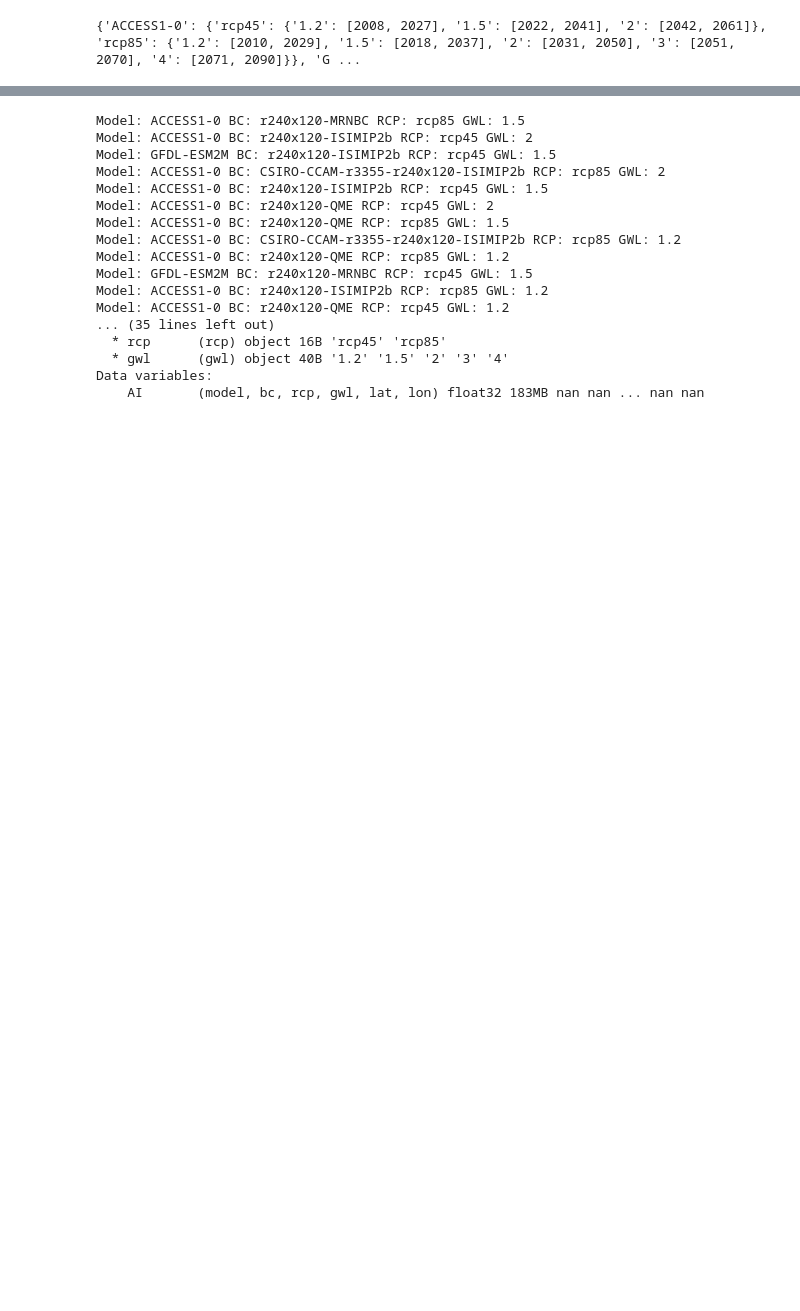
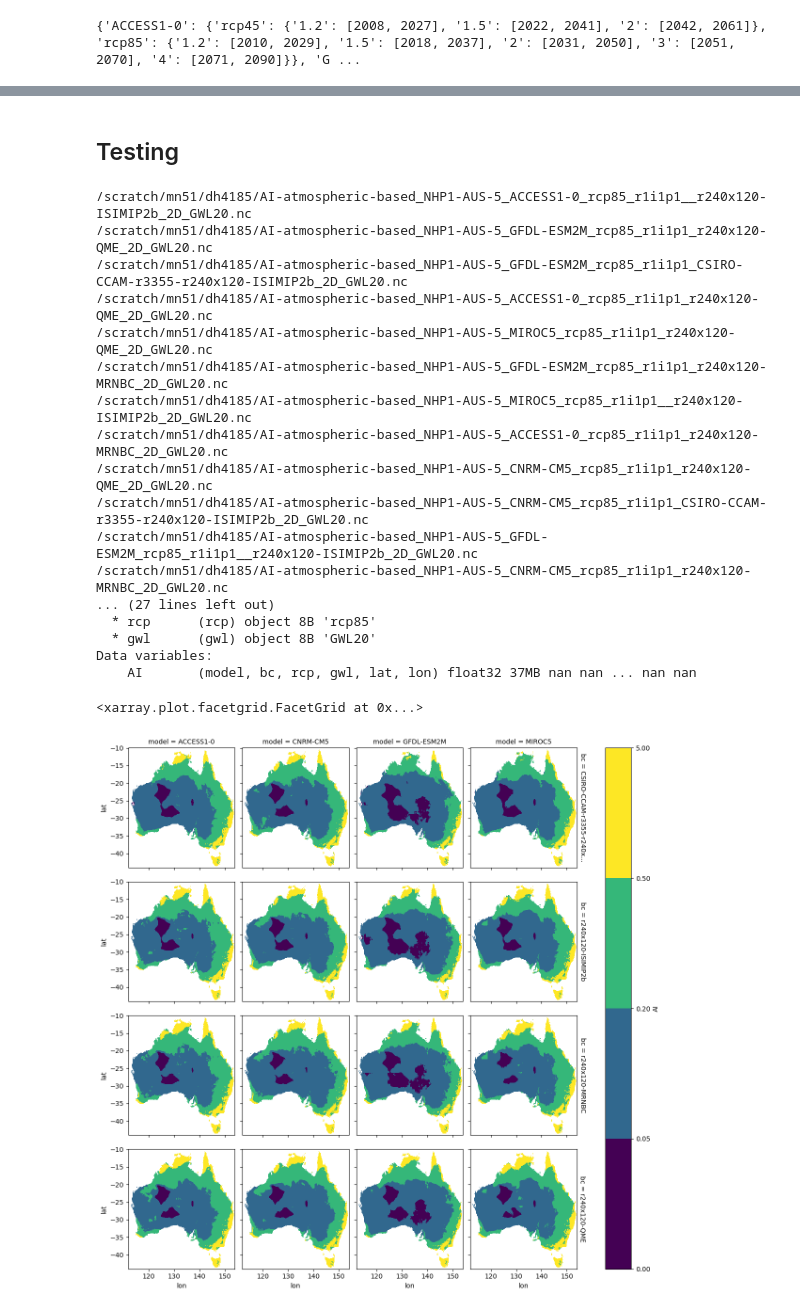
Before and after one commit to AusClimateService/hazards-drought, a Jupyter notebook: ACS_aridity_AWRA-L.ipynb, the cells around one changed output, grey strips where cells are left out. Cells and saved outputs as stored; diff of their text form; code cells hidden in the pictures; blank space fills up the shorter version.

```diff
--- a/ACS_aridity_AWRA-L.ipynb
+++ b/ACS_aridity_AWRA-L.ipynb
@@ -44,6 +44,6 @@ enc = {"AI": {
         }
       }
 
-client = Client(n_workers=20, threads_per_worker=1, local_directory = tempfile.mkdtemp(), memory_limit = "63000mb")
+client = Client(n_workers=8, threads_per_worker=1, local_directory = tempfile.mkdtemp(), memory_limit = "63000mb")
 client
 # %% [output]
@@ -111,13 +53,15 @@ new dependencies: set()
 # %%
 def calc_AI(pr_file,e0_file,syear,eyear):
     # Open data since it's a single file and resample annually
-    da_e0 = xr.open_mfdataset(infile_e0).resample(time='YE').sum('time')
-    da_pr  = xr.open_mfdataset(infile_pr).resample(time='YE').sum('time')
+    da_e0_raw = xr.open_mfdataset(infile_e0)['e0']
+    da_e0 = da_e0_raw.resample(time='YE').sum('time')
+    da_pr_raw = xr.open_mfdataset(infile_pr)['pr']
+    da_pr = (da_pr_raw*86400).resample(time='YE').sum('time')
 
     # Select GWL periods
-    e0 = da_e0.sel(time=slice(syear,eyear))['e0'].chunk({'time':-1,'lat':'auto','lon':'auto'})
-    pr = da_pr.sel(time=slice(syear,eyear))['pr'].chunk({'time':-1,'lat':'auto','lon':'auto'})
+    e0 = da_e0.sel(time=slice(syear,eyear)).chunk({'time':-1,'lat':'auto','lon':'auto'})
+    pr = da_pr.sel(time=slice(syear,eyear)).chunk({'time':-1,'lat':'auto','lon':'auto'})
 
     #Compute AI
-    computed_AI = (pr/e0).mean('time').astype("float32").rename("AI")
+    computed_AI = (pr/e0).astype("float32").rename("AI")
     return computed_AI
@@ -123,0 +73,11 @@ def calc_AI(pr_file,e0_file,syear,eyear):
+# %%
+#< For AWAP and AWRA-L -> they have different resolutions which I'm trying to sort out
+path_awap_pr = "/g/data/zv2/agcd/v2-0-1/precip/total/r005/01month/agcd_v2-0-1_precip_total_r005_monthly_*.nc"
+path_awra_e0 = "/scratch/mn51/dh4185/e0_avg_*_monsum.nc"
+
+file_name_ann_gwl = "/scratch/mn51/dh4185/AI-atmospheric-based_obs-AUS-5_AWAPv2-0-1-AWRAv7_na_na_obs_annual_historical.nc"
+
+ds_awap_pr = xr.open_mfdataset(path_awap_pr, combine='nested').sel(time=slice('1950','2017'))
+ds_awra_e0 = xr.open_mfdataset(path_awra_e0, combine='nested').sel(time=slice('1950','2017'))
+print(ds_awap_pr)
+print(ds_awra_e0)
@@ -247,37 +216,43 @@ Computing /scratch/mn51/dh4185/AI_NHP10_GFDL-ESM2M_r240x120-MRNBC_rcp85_1.2.nc..
+# %% [markdown]
+## Testing
 # %%
 root_dir = "/scratch/mn51/dh4185/"
-files = lib_david.get_file_paths(root_dir,".nc",include=["AI"],exclude=["BEFORE"])
+files = lib_david.get_file_paths(root_dir,".nc",include=["AI-atmospheric","rcp85","GWL20","2D"],exclude=["BEFORE"])
+for file in files:
+    print(file)
 da_list = []
 for file in files:
     model = file.split('_')[2]
     bc = file.split('_')[-3]
-    rcp = file.split('_')[-2]
+    rcp = file.split('_')[3]
     gwl = file.split('_')[-1][:-3]
 
     print('Model: '+model, 'BC: '+bc, 'RCP: '+rcp, 'GWL: '+gwl)
 
     da = xr.open_dataset(file)['AI']
     da = da.expand_dims(dim={"model": [model],"bc": [bc],"rcp": [rcp],"gwl": [gwl]}, axis=[0,1,2,3])
     da_list.append(da)
 
 da_all = xr.merge(da_list)
 print(da_all)
-# da.plot()#, "bc": bc, "rcp": rcp, "GWL": gwl})
+da_all.AI.plot(row='bc',col='model',levels=[0,0.05,0.2,0.5,5])#, "bc": bc, "rcp": rcp, "GWL": gwl})
 # %% [output]
-Model: ACCESS1-0 BC: r240x120-MRNBC RCP: rcp85 GWL: 1.5
-Model: ACCESS1-0 BC: r240x120-ISIMIP2b RCP: rcp45 GWL: 2
-Model: GFDL-ESM2M BC: r240x120-ISIMIP2b RCP: rcp45 GWL: 1.5
-Model: ACCESS1-0 BC: CSIRO-CCAM-r3355-r240x120-ISIMIP2b RCP: rcp85 GWL: 2
-Model: ACCESS1-0 BC: r240x120-ISIMIP2b RCP: rcp45 GWL: 1.5
-Model: ACCESS1-0 BC: r240x120-QME RCP: rcp45 GWL: 2
-Model: ACCESS1-0 BC: r240x120-QME RCP: rcp85 GWL: 1.5
-Model: ACCESS1-0 BC: CSIRO-CCAM-r3355-r240x120-ISIMIP2b RCP: rcp85 GWL: 1.2
-Model: ACCESS1-0 BC: r240x120-QME RCP: rcp85 GWL: 1.2
-Model: GFDL-ESM2M BC: r240x120-MRNBC RCP: rcp45 GWL: 1.5
-Model: ACCESS1-0 BC: r240x120-ISIMIP2b RCP: rcp85 GWL: 1.2
-Model: ACCESS1-0 BC: r240x120-QME RCP: rcp45 GWL: 1.2
-... (35 lines left out)
-  * rcp      (rcp) object 16B 'rcp45' 'rcp85'
-  * gwl      (gwl) object 40B '1.2' '1.5' '2' '3' '4'
+/scratch/mn51/dh4185/AI-atmospheric-based_NHP1-AUS-5_ACCESS1-0_rcp85_r1i1p1__r240x120-ISIMIP2b_2D_GWL20.nc
+/scratch/mn51/dh4185/AI-atmospheric-based_NHP1-AUS-5_GFDL-ESM2M_rcp85_r1i1p1_r240x120-QME_2D_GWL20.nc
+/scratch/mn51/dh4185/AI-atmospheric-based_NHP1-AUS-5_GFDL-ESM2M_rcp85_r1i1p1_CSIRO-CCAM-r3355-r240x120-ISIMIP2b_2D_GWL20.nc
+/scratch/mn51/dh4185/AI-atmospheric-based_NHP1-AUS-5_ACCESS1-0_rcp85_r1i1p1_r240x120-QME_2D_GWL20.nc
+/scratch/mn51/dh4185/AI-atmospheric-based_NHP1-AUS-5_MIROC5_rcp85_r1i1p1_r240x120-QME_2D_GWL20.nc
+/scratch/mn51/dh4185/AI-atmospheric-based_NHP1-AUS-5_GFDL-ESM2M_rcp85_r1i1p1_r240x120-MRNBC_2D_GWL20.nc
+/scratch/mn51/dh4185/AI-atmospheric-based_NHP1-AUS-5_MIROC5_rcp85_r1i1p1__r240x120-ISIMIP2b_2D_GWL20.nc
+/scratch/mn51/dh4185/AI-atmospheric-based_NHP1-AUS-5_ACCESS1-0_rcp85_r1i1p1_r240x120-MRNBC_2D_GWL20.nc
+/scratch/mn51/dh4185/AI-atmospheric-based_NHP1-AUS-5_CNRM-CM5_rcp85_r1i1p1_r240x120-QME_2D_GWL20.nc
+/scratch/mn51/dh4185/AI-atmospheric-based_NHP1-AUS-5_CNRM-CM5_rcp85_r1i1p1_CSIRO-CCAM-r3355-r240x120-ISIMIP2b_2D_GWL20.nc
+/scratch/mn51/dh4185/AI-atmospheric-based_NHP1-AUS-5_GFDL-ESM2M_rcp85_r1i1p1__r240x120-ISIMIP2b_2D_GWL20.nc
+/scratch/mn51/dh4185/AI-atmospheric-based_NHP1-AUS-5_CNRM-CM5_rcp85_r1i1p1_r240x120-MRNBC_2D_GWL20.nc
+... (27 lines left out)
+  * rcp      (rcp) object 8B 'rcp85'
+  * gwl      (gwl) object 8B 'GWL20'
 Data variables:
-    AI       (model, bc, rcp, gwl, lat, lon) float32 183MB nan nan ... nan nan
+    AI       (model, bc, rcp, gwl, lat, lon) float32 37MB nan nan ... nan nan
+<xarray.plot.facetgrid.FacetGrid at 0x...>
+[figure, added]
```
Also changed, not shown: parts of 12 cells of this notebook, 1 other file.
